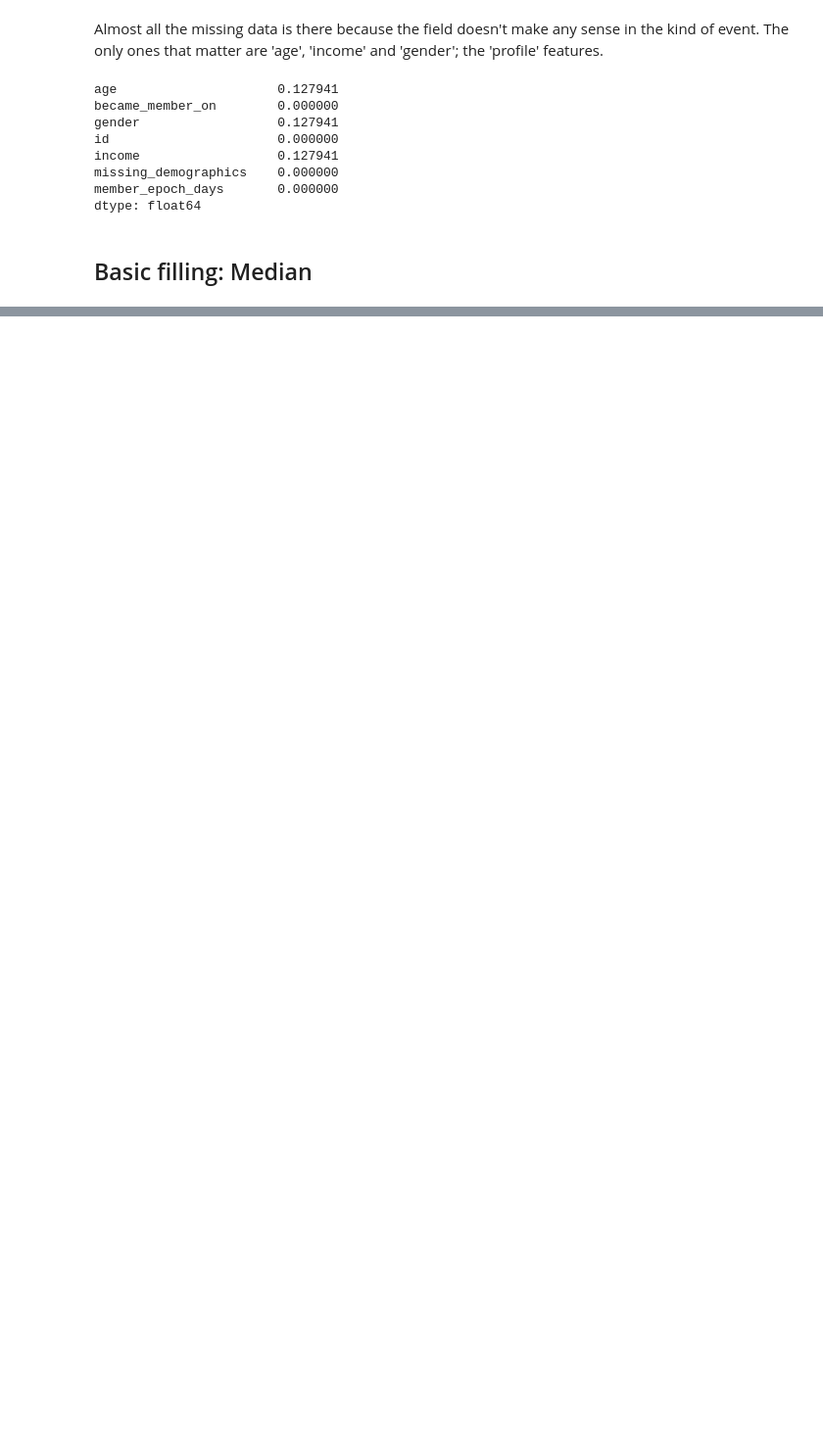
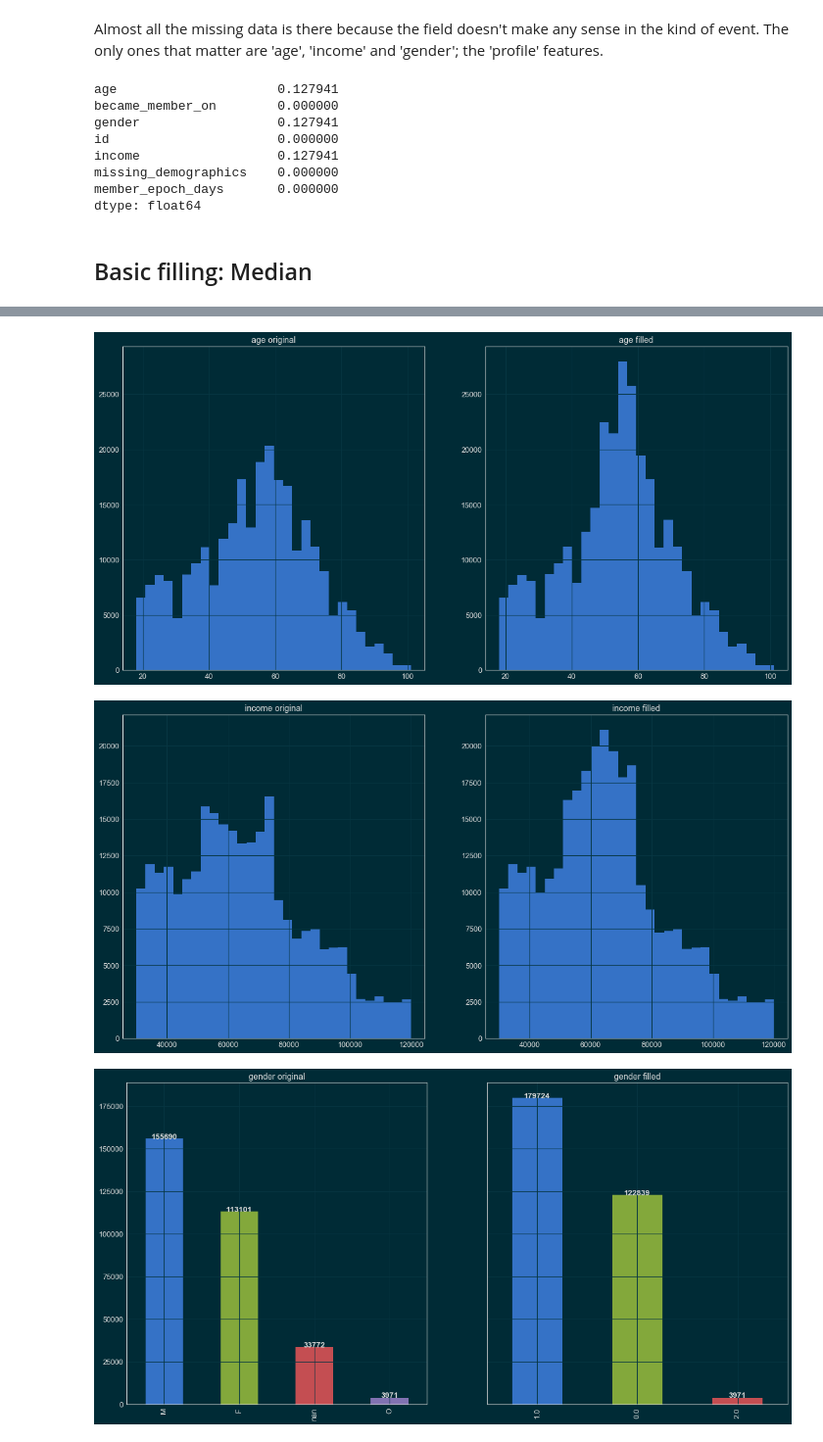
Before and after one commit to mtasende/starbucks-advertising, a Jupyter notebook: notebooks/scratchpad/004-mt-missing-data.ipynb, the cells around one changed output, grey strips where cells are left out. Shown: that part at 98% size. Cells and saved outputs as stored; diff of their text form; code cells hidden in the pictures; blank space fills up the shorter version.

```diff
--- a/notebooks/scratchpad/004-mt-missing-data.ipynb
+++ b/notebooks/scratchpad/004-mt-missing-data.ipynb
@@ -216,0 +309,8 @@ Name: gender, Length: 306534, dtype: object
+# %%
+# Read in the json files
+portfolio = pd.read_json(os.path.join(DATA_RAW, 'portfolio.json'), orient='records', lines=True)
+profile = pd.read_json(os.path.join(DATA_RAW, 'profile.json'), orient='records', lines=True)
+transcript = pd.read_json(os.path.join(DATA_RAW, 'transcript.json'), orient='records', lines=True)
+
+# Basic preprocessing
+data, portfolio = pp.basic_preprocessing(portfolio, profile, transcript)
@@ -216,0 +329,6 @@ Name: gender, Length: 306534, dtype: object
+# %%
+show_imputer_results(data, filled)
+# %% [output]
+[figure, added]
+[figure, added]
+[figure, added]
```
Also changed, not shown: parts of 49 cells of this notebook, 2 other files.
